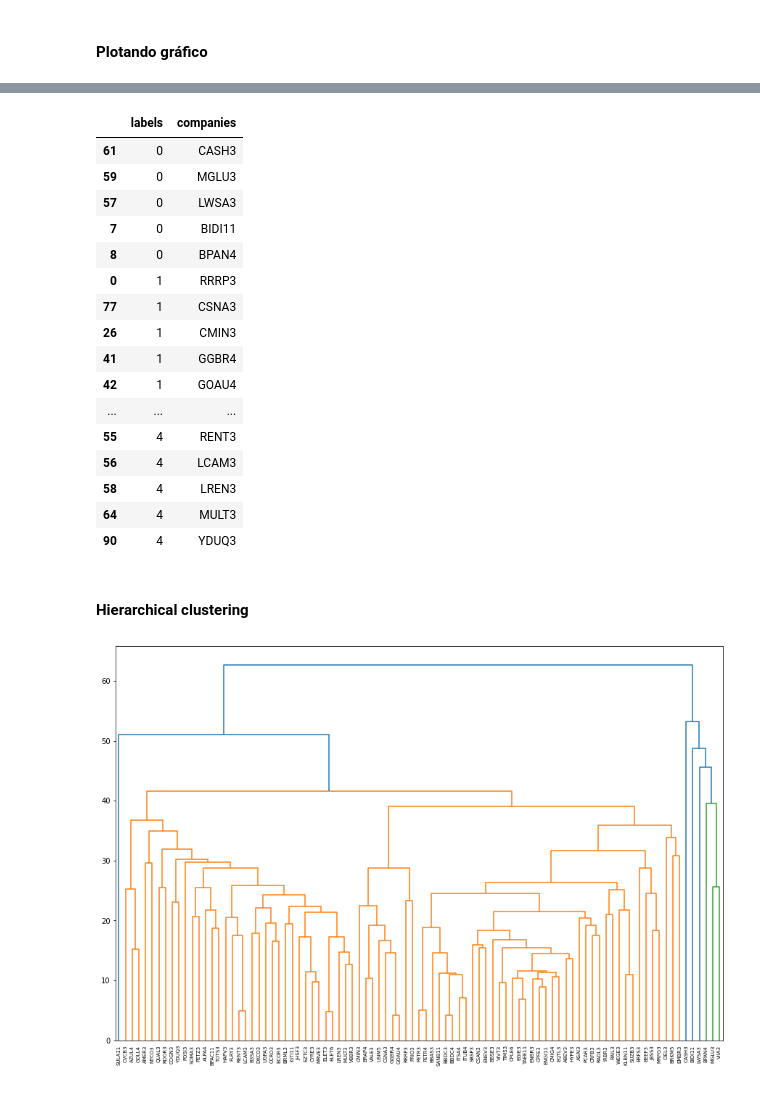
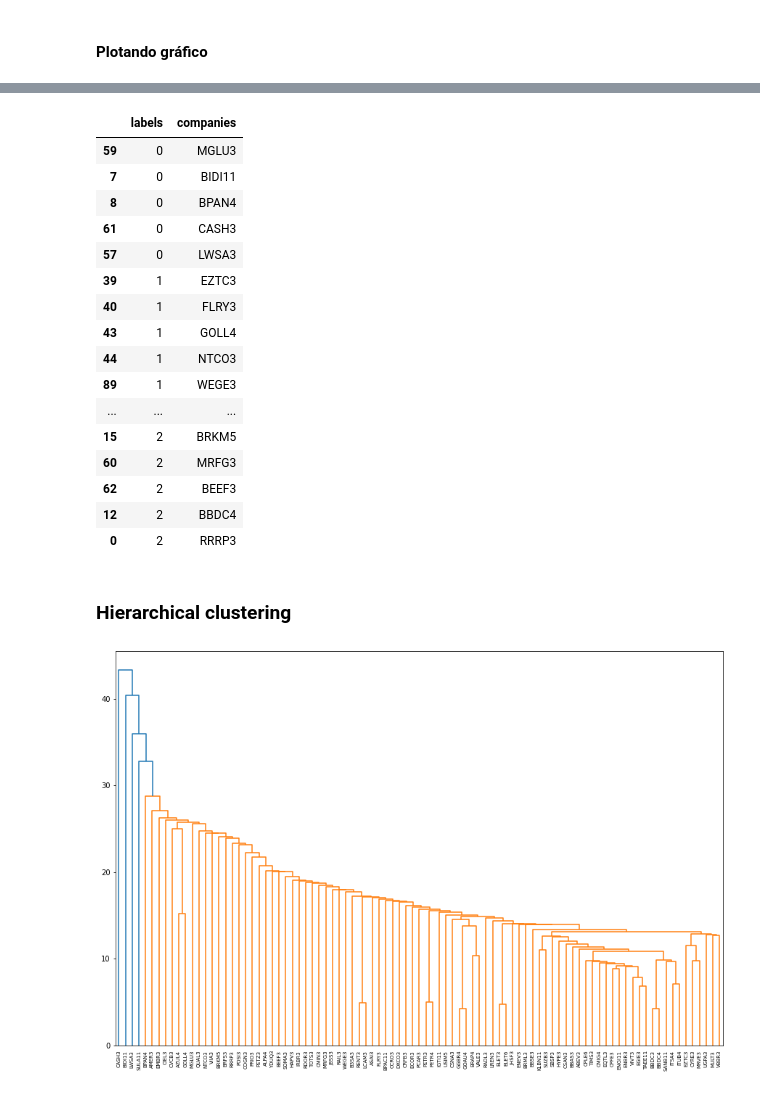
Before and after one commit to Jhonattanln/Classificacao_nao_supervisionado, a Jupyter notebook: Code.ipynb, the cells around one changed output, grey strips where cells are left out. Drawn from its saved outputs; the diff is of its cells as text; code cells hidden in the pictures.

```diff
--- a/Code.ipynb
+++ b/Code.ipynb
@@ -59,5 +59,5 @@ plt.show()
 # %%
-clusters = 5 ### quantidade de clusters que o modelo terá
+clusters = 3 ### quantidade de clusters que o modelo terá
 model = KMeans(n_clusters=clusters)
 model.fit(X)
 # %% [output]
@@ -87,32 +91,32 @@ pd.set_option('max_rows', None)
 result.sort_values('labels')
 # %% [output]
 |  | labels | companies |
-| 61 | 0 | CASH3 |
 | 59 | 0 | MGLU3 |
-| 57 | 0 | LWSA3 |
 | 7 | 0 | BIDI11 |
 | 8 | 0 | BPAN4 |
-| 0 | 1 | RRRP3 |
-| 77 | 1 | CSNA3 |
-| 26 | 1 | CMIN3 |
-| 41 | 1 | GGBR4 |
-| 42 | 1 | GOAU4 |
+| 61 | 0 | CASH3 |
+| 57 | 0 | LWSA3 |
+| 39 | 1 | EZTC3 |
+| 40 | 1 | FLRY3 |
+| 43 | 1 | GOLL4 |
+| 44 | 1 | NTCO3 |
+| 89 | 1 | WEGE3 |
 | ... | ... | ... |
-| 55 | 4 | RENT3 |
-| 56 | 4 | LCAM3 |
-| 58 | 4 | LREN3 |
-| 64 | 4 | MULT3 |
-| 90 | 4 | YDUQ3 |
+| 15 | 2 | BRKM5 |
+| 60 | 2 | MRFG3 |
+| 62 | 2 | BEEF3 |
+| 12 | 2 | BBDC4 |
+| 0 | 2 | RRRP3 |
 # %% [markdown]
-#### Hierarchical clustering
+### Hierarchical clustering
 # %%
-merge = linkage(X, method='complete')
+merge = linkage(X, method='single')
 plt.figure(figsize=[15,10])
 dendrogram(merge,
             labels=df.columns,
             leaf_font_size=7,
             leaf_rotation=90)
 
 plt.show()
 # %% [output]
-[figure, old version]
+[figure, new version]
```
Also changed, not shown: parts of 3 cells of this notebook.
